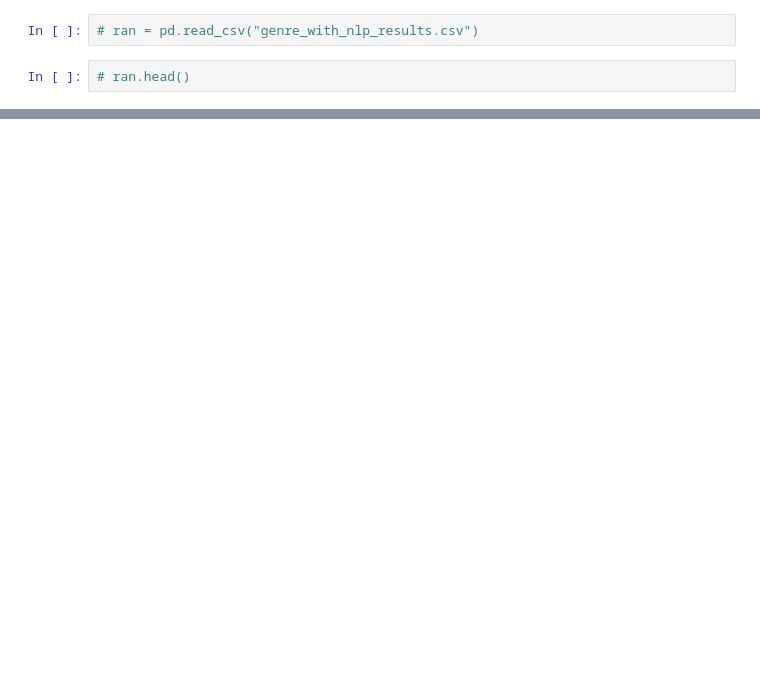
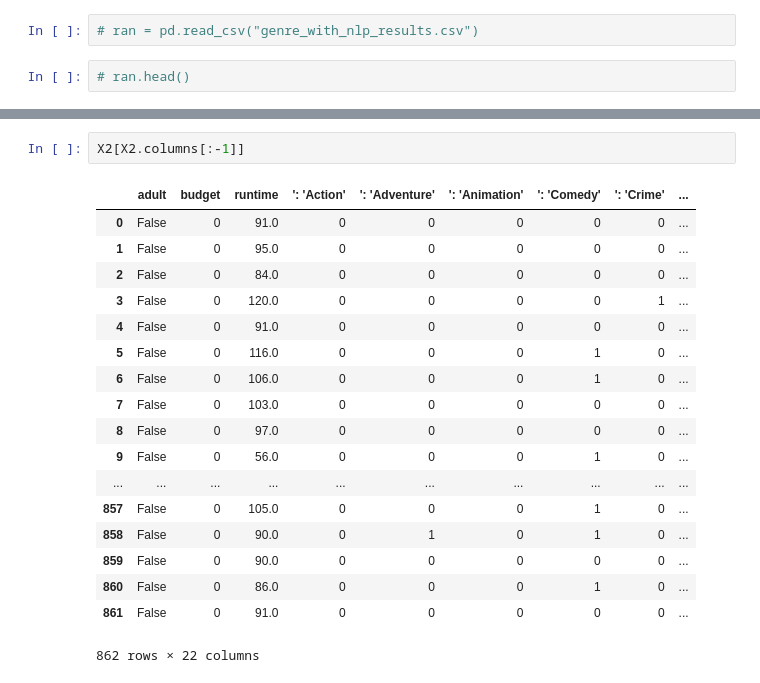
Before and after one commit to ssugar008/Group-Project, a Jupyter notebook: v5_predictive_analysis.ipynb, the cells around one changed output, grey strips where cells are left out. Saved outputs shown, nothing was run; the diff lists cells and outputs as text; blank space fills up the shorter version.

```diff
--- a/v5_predictive_analysis.ipynb
+++ b/v5_predictive_analysis.ipynb
@@ -444,0 +457,21 @@ ValueError: Pandas data cast to numpy dtype of object. Check input data with np.
+# %%
+X2[X2.columns[:-1]]
+# %% [output]
+|  | adult | budget | runtime | ': 'Action' | ': 'Adventure' | ': 'Animation' | ': 'Comedy' | ': 'Crime' | ... |
+| 0 | False | 0 | 91.0 | 0 | 0 | 0 | 0 | 0 | ... |
+| 1 | False | 0 | 95.0 | 0 | 0 | 0 | 0 | 0 | ... |
+| 2 | False | 0 | 84.0 | 0 | 0 | 0 | 0 | 0 | ... |
+| 3 | False | 0 | 120.0 | 0 | 0 | 0 | 0 | 1 | ... |
+| 4 | False | 0 | 91.0 | 0 | 0 | 0 | 0 | 0 | ... |
+| 5 | False | 0 | 116.0 | 0 | 0 | 0 | 1 | 0 | ... |
+| 6 | False | 0 | 106.0 | 0 | 0 | 0 | 1 | 0 | ... |
+| 7 | False | 0 | 103.0 | 0 | 0 | 0 | 0 | 0 | ... |
+| 8 | False | 0 | 97.0 | 0 | 0 | 0 | 0 | 0 | ... |
+| 9 | False | 0 | 56.0 | 0 | 0 | 0 | 1 | 0 | ... |
+| ... | ... | ... | ... | ... | ... | ... | ... | ... | ... |
+| 857 | False | 0 | 105.0 | 0 | 0 | 0 | 1 | 0 | ... |
+| 858 | False | 0 | 90.0 | 0 | 1 | 0 | 1 | 0 | ... |
+| 859 | False | 0 | 90.0 | 0 | 0 | 0 | 0 | 0 | ... |
+| 860 | False | 0 | 86.0 | 0 | 0 | 0 | 1 | 0 | ... |
+| 861 | False | 0 | 91.0 | 0 | 0 | 0 | 0 | 0 | ... |
+862 rows × 22 columns
```
Also changed, not shown: parts of 29 cells of this notebook, 3 other files.
